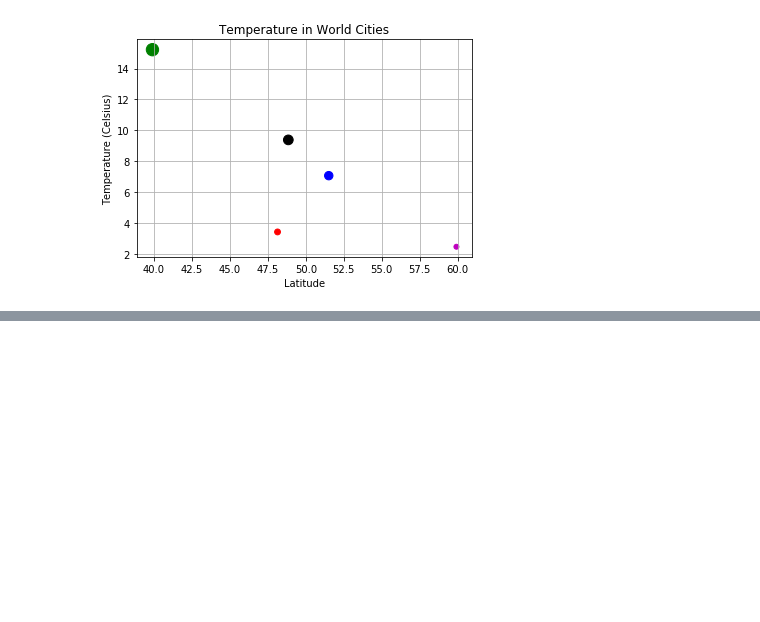
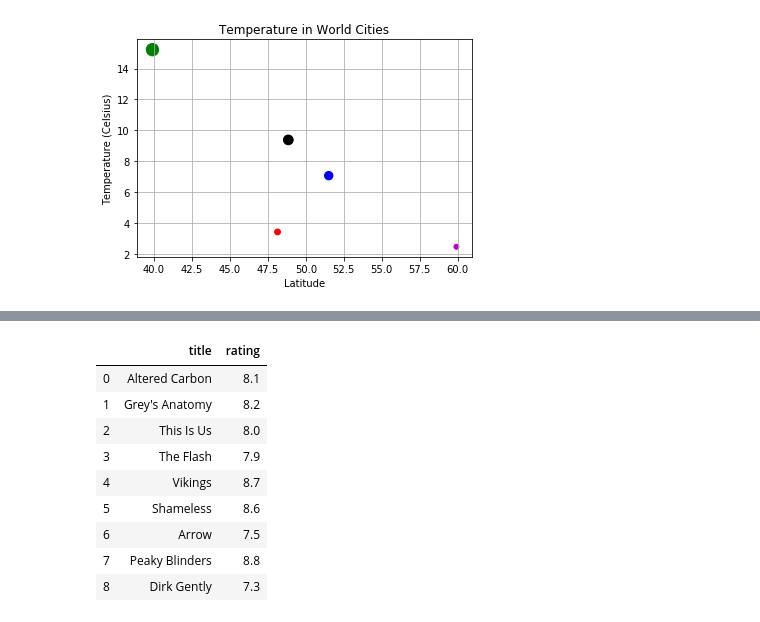
Before and after one commit to MarcoASB/Exercises, a Jupyter notebook: API_Exercises.ipynb, the cells around one changed output, grey strips where cells are left out. Saved outputs shown, nothing was run; the diff lists cells and outputs as text; code cells hidden in the pictures; blank space fills up the shorter version.

Commit message:
TV Maze API

```diff
--- a/API_Exercises.ipynb
+++ b/API_Exercises.ipynb
@@ -402,0 +409,37 @@ plt.show()
+# %%
+ #Dependencies
+import requests
+import json
+import pandas as pd
+import numpy as np
+# list of tv show titles to query
+tv_shows = ["Altered Carbon", "Grey's Anatomy", "This is Us", "The Flash",
+            "Vikings", "Shameless", "Arrow", "Peaky Blinders", "Dirk Gently"]
+# tv maze show search base url
+base_url = "http://api.tvmaze.com/search/shows?q="
+# set up lists to hold response data for name and rating
+titles = []
+ratings = []
+networks = []
+# loop through tv show titles, make requests and parse
+for show in tv_shows:
+    target_url = base_url + show
+    response = requests.get(target_url).json()
+    titles.append(response[0]['show']['name'])
+    ratings.append(response[0]['show']['rating']['average'])
+# create dataframe
+shows_df = pd.DataFrame({
+    "title": titles,
+    "rating": ratings})
+shows_df
+# %% [output]
+|  | title | rating |
+| 0 | Altered Carbon | 8.1 |
+| 1 | Grey's Anatomy | 8.2 |
+| 2 | This Is Us | 8.0 |
+| 3 | The Flash | 7.9 |
+| 4 | Vikings | 8.7 |
+| 5 | Shameless | 8.6 |
+| 6 | Arrow | 7.5 |
+| 7 | Peaky Blinders | 8.8 |
+| 8 | Dirk Gently | 7.3 |
```
Also changed, not shown: parts of 1 cell of this notebook, 1 other file.
